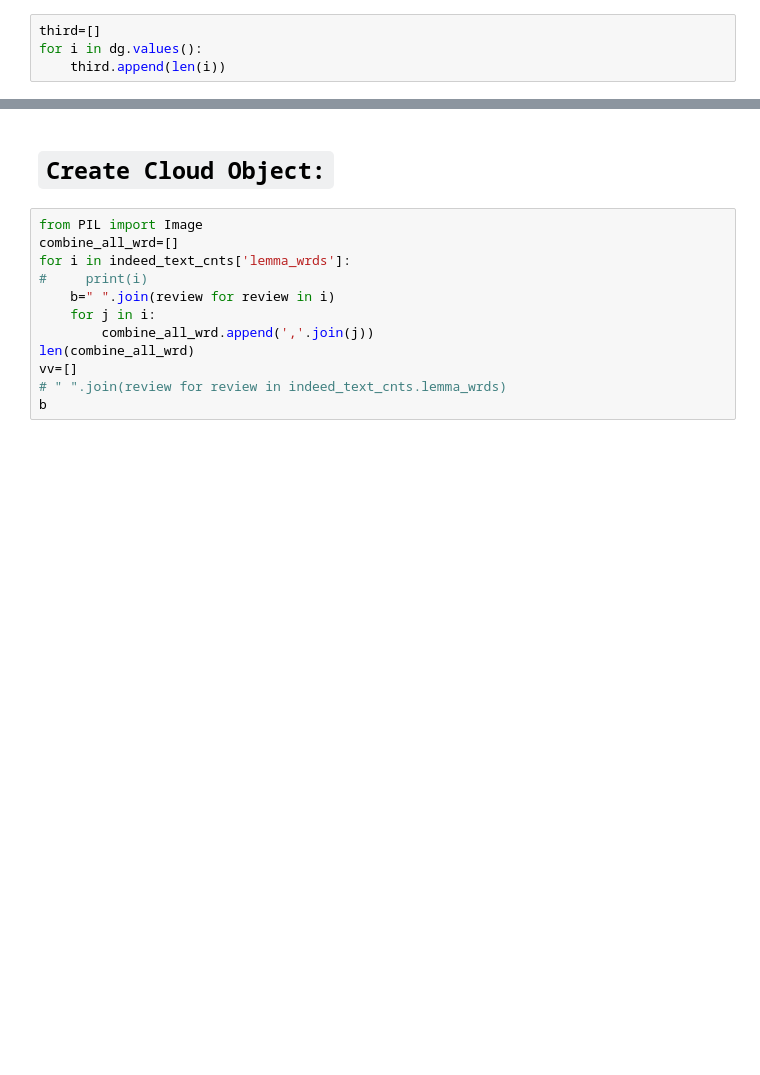
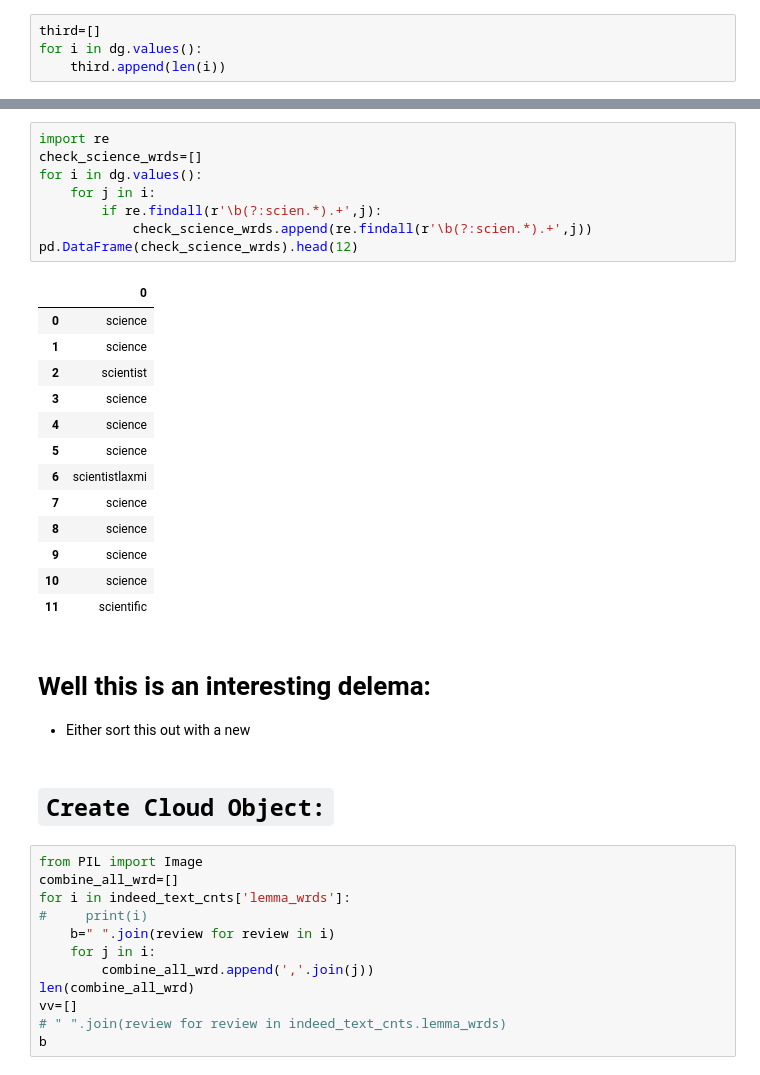
Before and after one commit to MrFuguDataScience/NLP, a Jupyter notebook: Indeed_WordCloud.ipynb, the cells around one changed output, grey strips where cells are left out. Cells and saved outputs as stored; diff of their text form; blank space fills up the shorter version.

```diff
--- a/Indeed_WordCloud.ipynb
+++ b/Indeed_WordCloud.ipynb
@@ -152,3 +253,29 @@ indeed_text_cnts.head()
+# %%
+import re
+check_science_wrds=[]
+for i in dg.values():
+    for j in i:
+        if re.findall(r'\b(?:scien.*).+',j):
+            check_science_wrds.append(re.findall(r'\b(?:scien.*).+',j))
+pd.DataFrame(check_science_wrds).head(12)
+# %% [output]
+|  | 0 |
+| 0 | science |
+| 1 | science |
+| 2 | scientist |
+| 3 | science |
+| 4 | science |
+| 5 | science |
+| 6 | scientistlaxmi |
+| 7 | science |
+| 8 | science |
+| 9 | science |
+| 10 | science |
+| 11 | scientific |
+# %% [markdown]
+# Well this is an interesting delema:
+
++ Either sort this out with a new
 # %% [markdown]
 # `Create Cloud Object:`
 # %%
```
Also changed, not shown: parts of 24 cells of this notebook.
